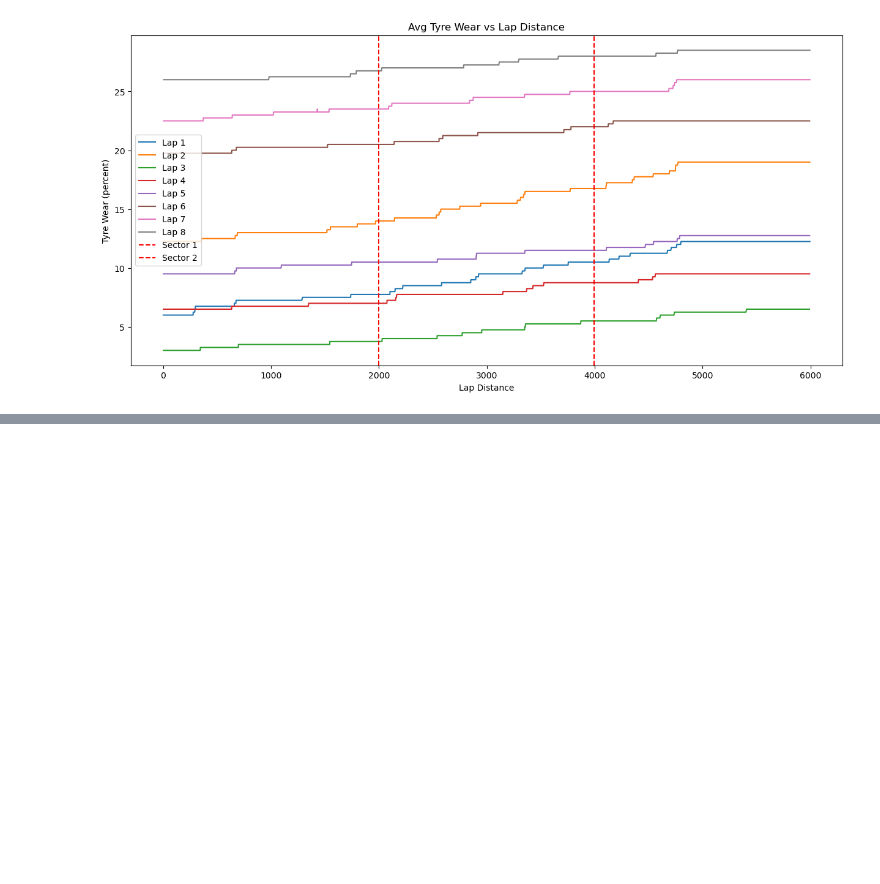
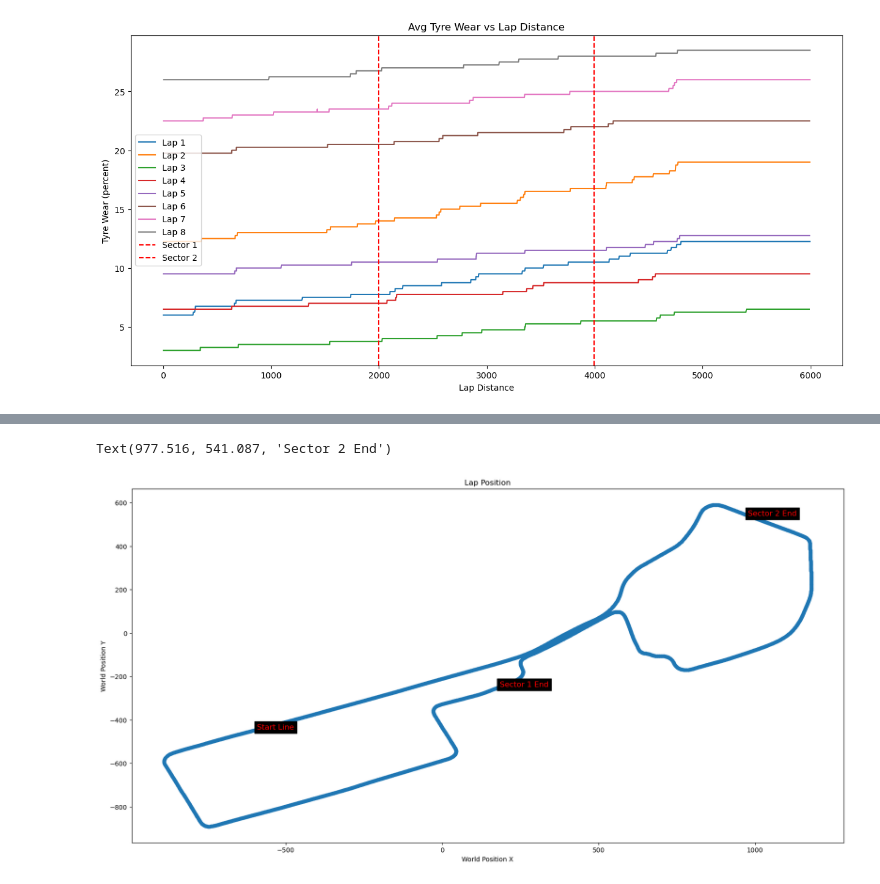
Before and after one commit to Mrugank-Upadhyay/Formula-1-Sim-Telemetry, a Jupyter notebook: practice-fp3-data-analysis.ipynb, the cells around one changed output, grey strips where cells are left out. Cells and saved outputs as stored; diff of their text form; code cells hidden in the pictures; blank space fills up the shorter version.

```diff
--- a/practice-fp3-data-analysis.ipynb
+++ b/practice-fp3-data-analysis.ipynb
@@ -343,0 +369,19 @@ ValueError: label should be list-like and same length as y
+# %%
+# 1 Lap Map
+
+from matplotlib.pylab import xlabel, ylabel
+
+world_pos_df = valid_df_fp3.loc[valid_df_fp3["lapNum"] == 1][["world_position_X", "world_position_Y", "world_position_Z"]]
+
+start_line_coords = world_pos_df.head(1)[["world_position_X", "world_position_Y"]].to_numpy()[0] # This is also where sector 3 ends and sector 1 starts
+sector_1_end_coords = valid_df_fp3.loc[valid_df_fp3["binIndex"] == max_bin_index//3][["world_position_X", "world_position_Y"]].to_numpy()[0]
+sector_2_end_coords = valid_df_fp3.loc[valid_df_fp3["binIndex"] == max_bin_index//3 * 2][["world_position_X", "world_position_Y"]].to_numpy()[0]
+
+plot = world_pos_df[["world_position_X", "world_position_Y"]].plot.scatter(x="world_position_X", y="world_position_Y",
+                                                                    title="Lap Position", xlabel="World Position X", ylabel="World Position Y", figsize=(20,10))
+plot.annotate("Start Line", xy=start_line_coords, fontsize="large", color="red", backgroundcolor="black")
+plot.annotate("Sector 1 End", xy=sector_1_end_coords, fontsize="large", color="red", backgroundcolor="black")
+plot.annotate("Sector 2 End", xy=sector_2_end_coords, fontsize="large", color="red", backgroundcolor="black")
+# %% [output]
+Text(977.516, 541.087, 'Sector 2 End')
+[figure, added]
```
Also changed, not shown: parts of 7 cells of this notebook.
